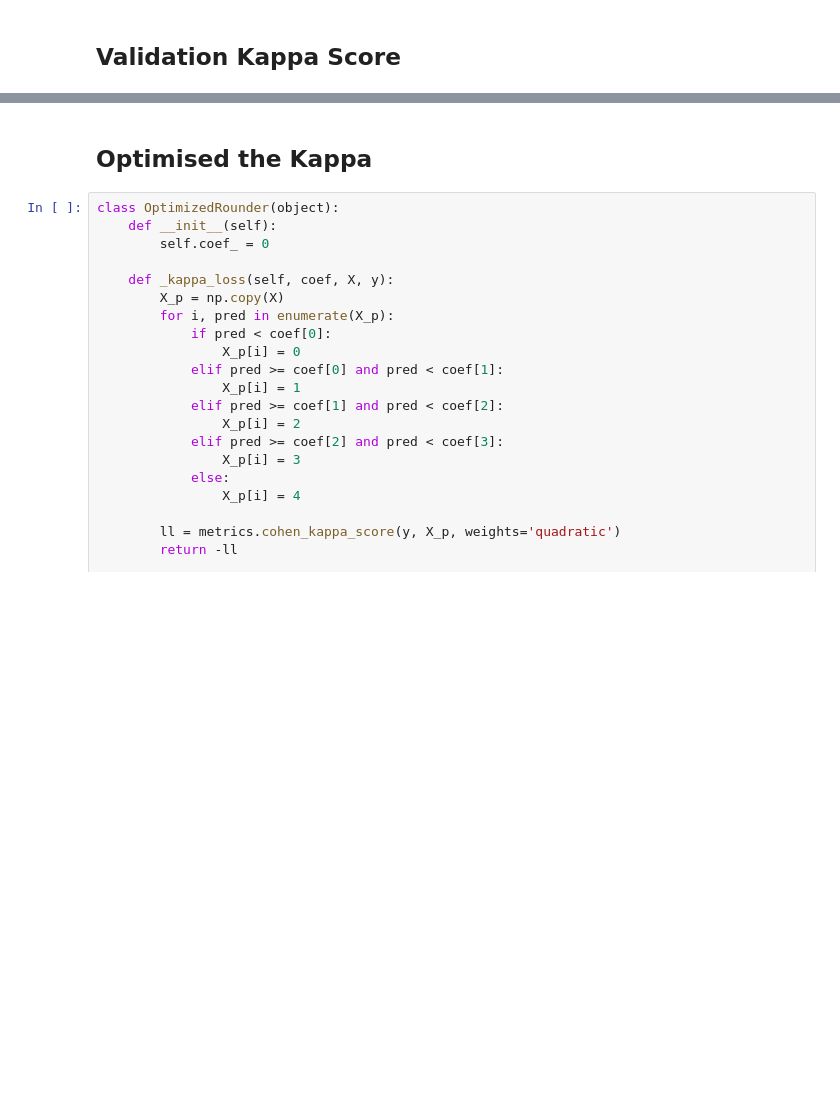
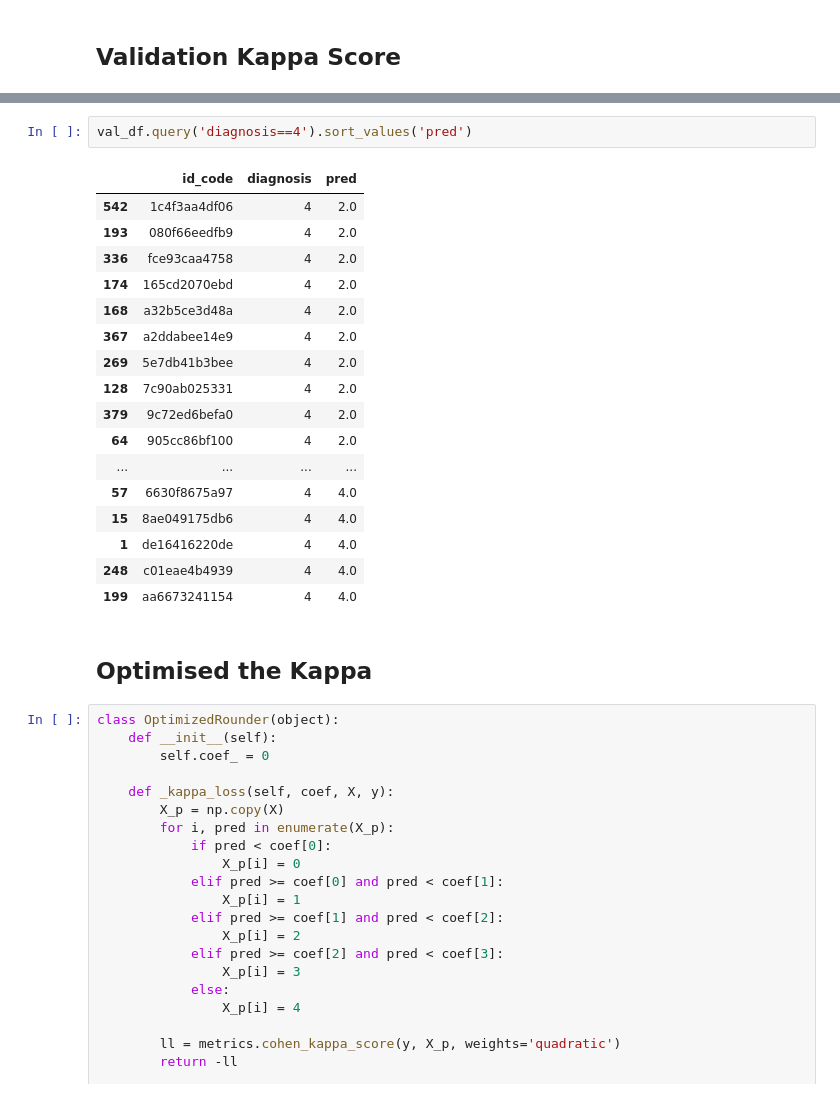
Before and after one commit to qiletan/aptos2019-blindness-detection, a Jupyter notebook: 31_drHB.ipynb, the cells around one changed output, grey strips where cells are left out. Cells and saved outputs as stored; diff of their text form; blank space fills up the shorter version.

```diff
--- a/31_drHB.ipynb
+++ b/31_drHB.ipynb
@@ -612,3 +699,23 @@ pd.pivot_table(val_df,columns='pred',values='id_code',index='diagnosis',aggfunc=
+# %%
+val_df.query('diagnosis==4').sort_values('pred')
+# %% [output]
+|  | id_code | diagnosis | pred |
+| 542 | 1c4f3aa4df06 | 4 | 2.0 |
+| 193 | 080f66eedfb9 | 4 | 2.0 |
+| 336 | fce93caa4758 | 4 | 2.0 |
+| 174 | 165cd2070ebd | 4 | 2.0 |
+| 168 | a32b5ce3d48a | 4 | 2.0 |
+| 367 | a2ddabee14e9 | 4 | 2.0 |
+| 269 | 5e7db41b3bee | 4 | 2.0 |
+| 128 | 7c90ab025331 | 4 | 2.0 |
+| 379 | 9c72ed6befa0 | 4 | 2.0 |
+| 64 | 905cc86bf100 | 4 | 2.0 |
+| ... | ... | ... | ... |
+| 57 | 6630f8675a97 | 4 | 4.0 |
+| 15 | 8ae049175db6 | 4 | 4.0 |
+| 1 | de16416220de | 4 | 4.0 |
+| 248 | c01eae4b4939 | 4 | 4.0 |
+| 199 | aa6673241154 | 4 | 4.0 |
 # %% [markdown]
 ## Optimised the Kappa
 # %%
```
Also changed, not shown: parts of 11 cells of this notebook, 4 other files.
